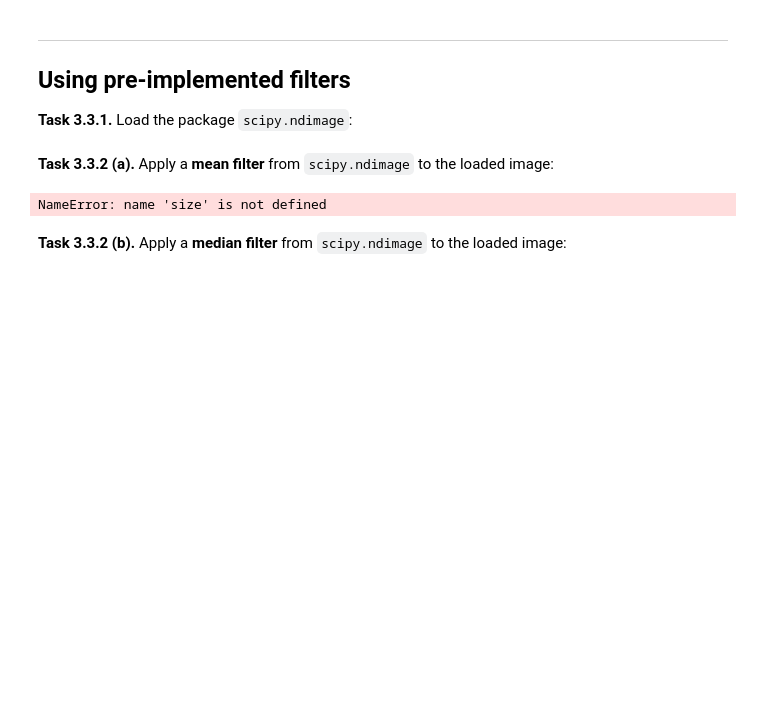
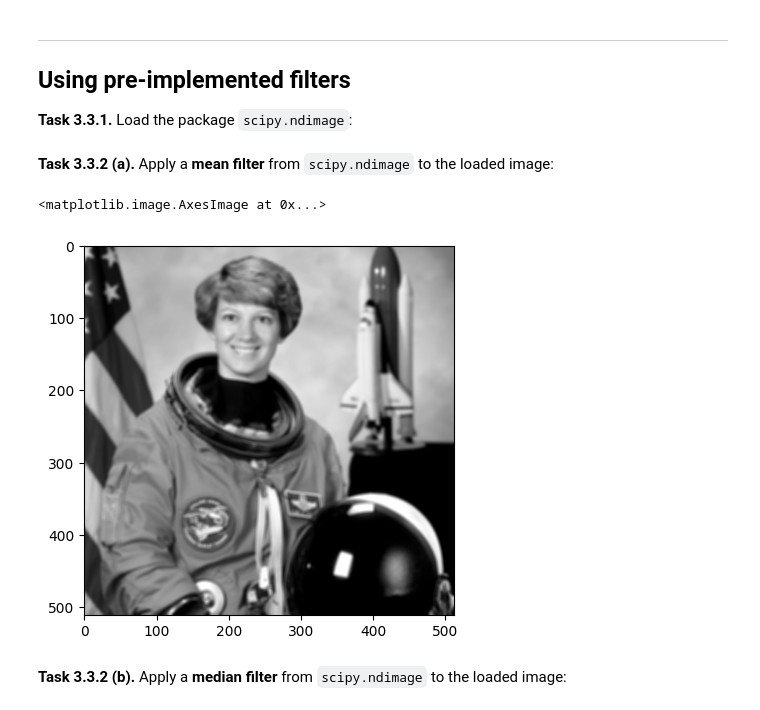
Before and after one commit to Panke03/mobi-fs3-python, a Jupyter notebook: task3.ipynb, the cells around one changed output. Saved outputs shown, nothing was run; the diff lists cells and outputs as text; code cells hidden in the pictures; blank space fills up the shorter version.

```diff
--- a/task3.ipynb
+++ b/task3.ipynb
@@ -138,11 +136,14 @@ ValueError: The truth value of an array with more than one element is ambiguous.
 import scipy.ndimage
 # %% [markdown]
 **<a id="#">Task 3.3.2 (a).</a>** Apply a **mean filter** from `scipy.ndimage` to the loaded image:
-# %%
-scipy.ndimage.uniform_filter(img, size)
-
-plt.imshow(img, 3)
-# %% [output]
-NameError: name 'size' is not defined
+# %%
+img = plt.imread("data/astronaut.png")
+
+uniform_filter = scipy.ndimage.uniform_filter(img, 5)
+
+plt.imshow(uniform_filter, "gray")
+# %% [output]
+<matplotlib.image.AxesImage at 0x...>
+[figure, added]
 # %% [markdown]
 **<a id="#">Task 3.3.2 (b).</a>** Apply a **median filter** from `scipy.ndimage` to the loaded image:
```
Also changed, not shown: parts of 6 cells of this notebook.
